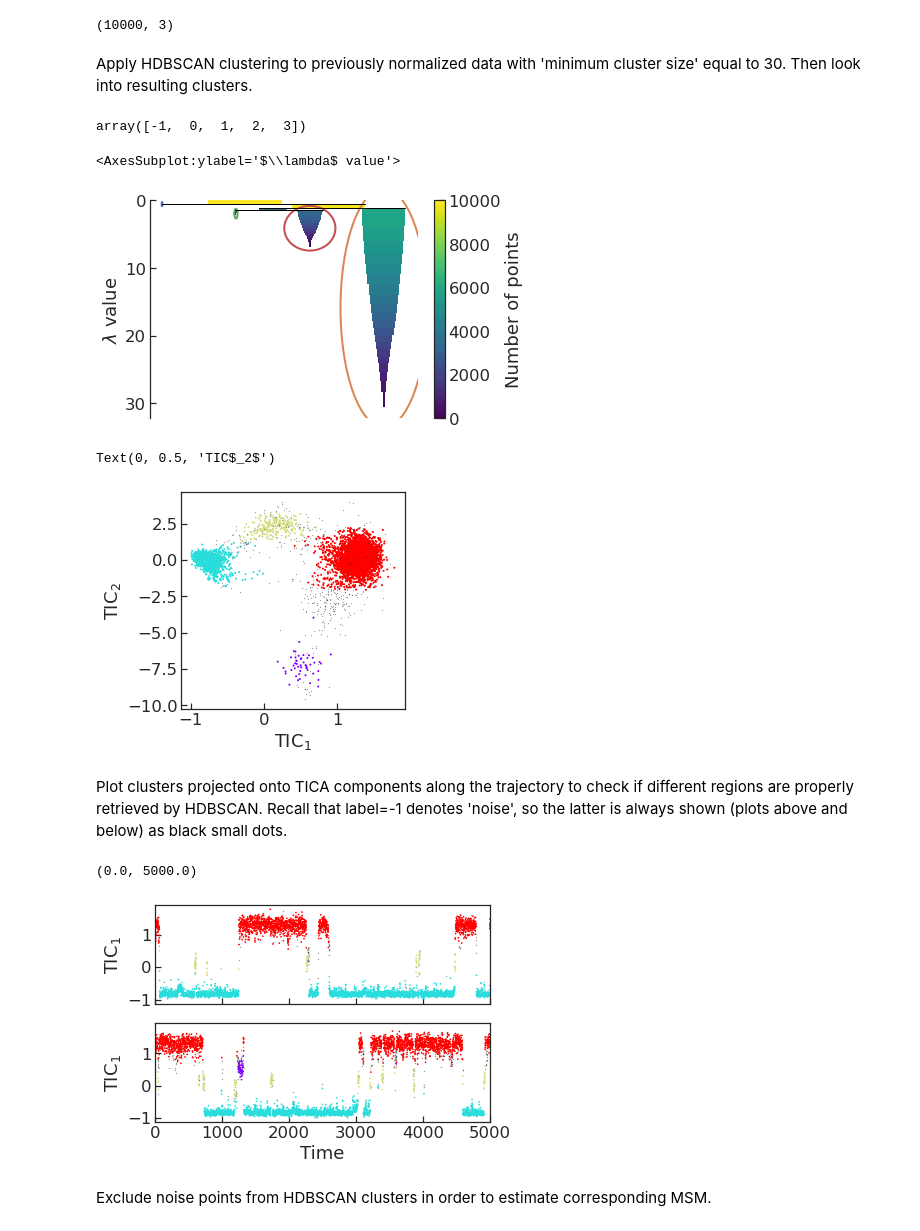
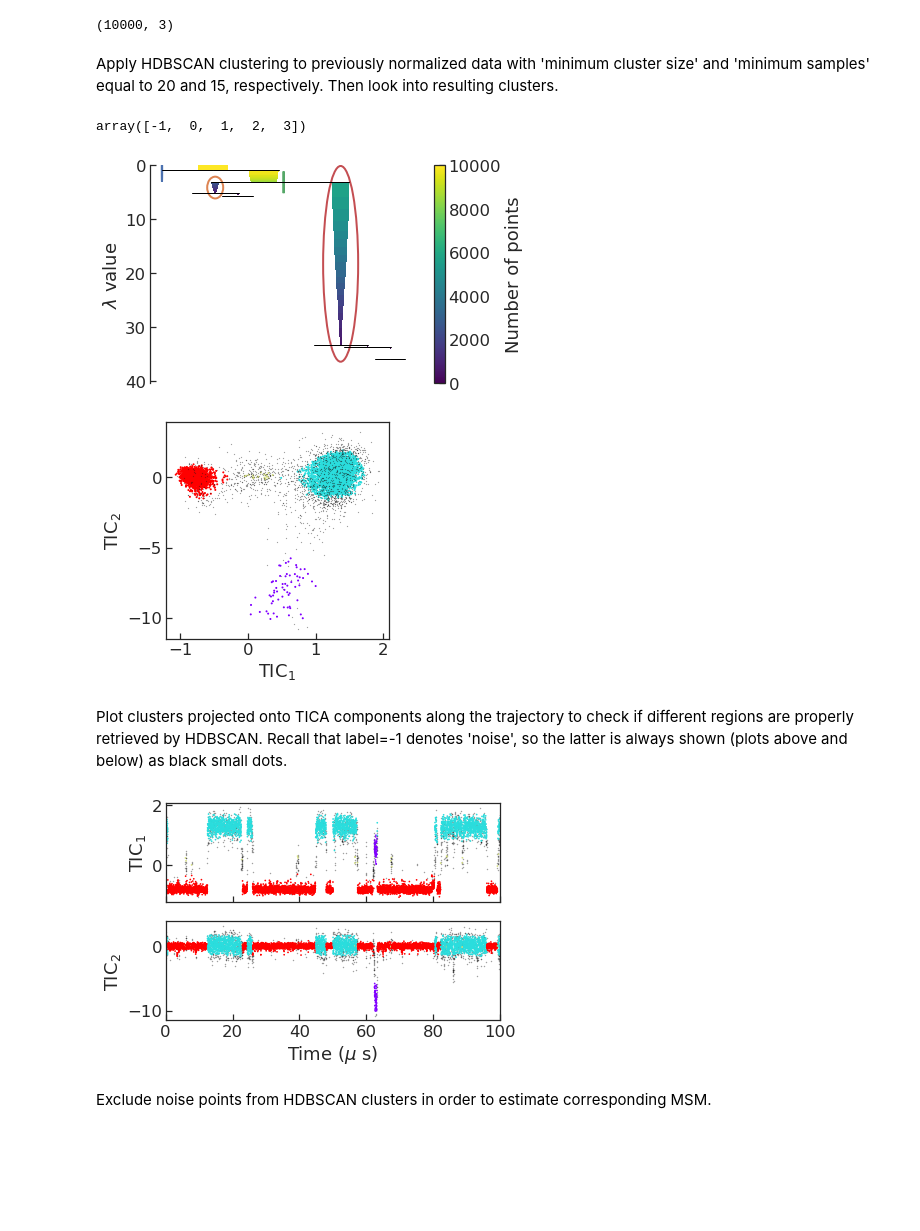
Before and after one commit to BioKT/hdbMSM, a Jupyter notebook: notebooks/fip35_ww.ipynb, the cells around one changed output. Cells and saved outputs as stored; diff of their text form; code cells hidden in the pictures; blank space fills up the shorter version.

```diff
--- a/notebooks/fip35_ww.ipynb
+++ b/notebooks/fip35_ww.ipynb
@@ -58,5 +58,5 @@ We carry out dimensionality reduction by using TICA with three dimensions and 20
 # %%
-lag=2
+lag=20
 tica_obj = coor.tica(inp, lag=lag, dim=3, kinetic_map=False)
 # %%
 Y0 = tica_obj.get_output()[0]
@@ -190,21 +201,21 @@ np.shape(Ycum)
 # %% [output]
 (10000, 3)
 # %% [markdown]
-Apply HDBSCAN clustering to previously normalized data with 'minimum cluster size' equal to 30. Then look into resulting clusters.
+Apply HDBSCAN clustering to previously normalized data with 'minimum cluster size' and 'minimum samples' equal to 20 and 15, respectively. Then look into resulting clusters.
 # %%
 from sklearn.preprocessing import StandardScaler
 X = StandardScaler().fit_transform(Ycum)
 # %%
-hdb = hdbscan.HDBSCAN(min_cluster_size=40).fit(X)
+hdb = hdbscan.HDBSCAN(min_cluster_size=20, min_samples=15).fit(X)
 # %%
 np.unique(hdb.labels_)
 # %% [output]
 array([-1,  0,  1,  2,  3])
 # %%
 hdb.condensed_tree_.plot(select_clusters=True, selection_palette=sns.color_palette())
+plt.savefig('../figures/fip35_ww/hdbscan_tree.png', dpi=300, transparent=True)
 # %% [output]
-<AxesSubplot:ylabel='$\\lambda$ value'>
-[figure, old version]
+[figure, new version]
 # %%
 fig, ax = plt.subplots(figsize=(4,4))
 # histogram data
@@ -216,29 +227,36 @@ ax.scatter(Ycum[nassign,0],Ycum[nassign,1], marker='.',
                 cmap='rainbow', s=0.1, c='k')
 ax.set_xlabel('TIC$_1$')
 ax.set_ylabel('TIC$_2$')
+plt.savefig('../figures/fip35_ww/hdbscan.png', dpi=300, transparent=True)
 # %% [output]
-Text(0, 0.5, 'TIC$_2$')
-[figure, old version]
+[figure, new version]
 # %% [markdown]
 Plot clusters projected onto TICA components along the trajectory to check if different regions are properly retrieved by HDBSCAN. Recall that label=-1 denotes 'noise', so the latter is always shown (plots above and below) as black small dots.
 # %%
+nxax = np.arange(len(Ycum[:,0]))[nassign]
+nxax = nxax/100
+axax = np.arange(len(Ycum[:,0]))[assign]
+axax = axax/100
+nxax2 = np.arange(len(Ycum[:,1]))[nassign]
+nxax2 = nxax2/100
+axax2 = np.arange(len(Ycum[:,1]))[assign]
+axax2 = axax2/100
 assign = hdb.labels_>= 0
 nassign = hdb.labels_ < 0
-fig, ax = plt.subplots(2,1, sharey=True, sharex=True)
-ax[0].scatter(np.arange(len(Ycum[:,0]))[nassign], Ycum[nassign,0], s=0.15, c='k', alpha=0.5)
-ax[0].scatter(np.arange(len(Ycum[:,0]))[assign], Ycum[assign,0], s=0.5, cmap=cm.rainbow
+fig, ax = plt.subplots(2,1, sharey=False, sharex=True)
+ax[0].scatter(nxax, Ycum[nassign,0], s=0.15, c='k', alpha=0.5)
+ax[0].scatter(axax, Ycum[assign,0], s=0.5, cmap=cm.rainbow
         , c=hdb.labels_[assign])
-ax[1].scatter(np.arange(len(Ycum[:,0]))[nassign]-5000, Ycum[nassign,0], s=0.15, c='k', alpha=0.5)
-ax[1].scatter(np.arange(len(Ycum[:,0]))[assign]-5000, Ycum[assign,0], s=0.5, cmap=cm.rainbow
+ax[1].scatter(nxax2, Ycum[nassign,1], s=0.15, c='k', alpha=0.5)
+ax[1].scatter(axax2, Ycum[assign,1], s=0.5, cmap=cm.rainbow
         , c=hdb.labels_[assign])
 ax[0].set_ylabel('TIC$_1$')
-ax[1].set_ylabel('TIC$_1$')
-ax[1].set_xlabel('Time')
-
-ax[0].set_xlim(0,5000)
+ax[1].set_ylabel('TIC$_2$')
+ax[1].set_xlim(0,100)
+ax[1].set_xlabel('Time ($\mu$ s)')
+plt.savefig('../figures/fip35_ww/hdbscan_traj.png', dpi=300, transparent=True)
 # %% [output]
-(0.0, 5000.0)
-[figure, old version]
+[figure, new version]
 # %% [markdown]
 Exclude noise points from HDBSCAN clusters in order to estimate corresponding MSM.
 # %%
```
Also changed, not shown: parts of 18 cells of this notebook.
